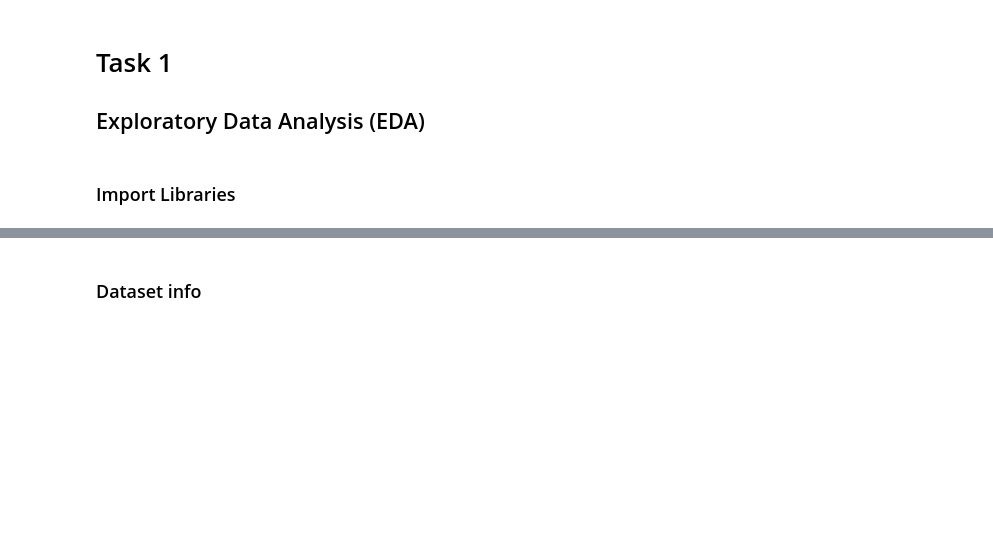
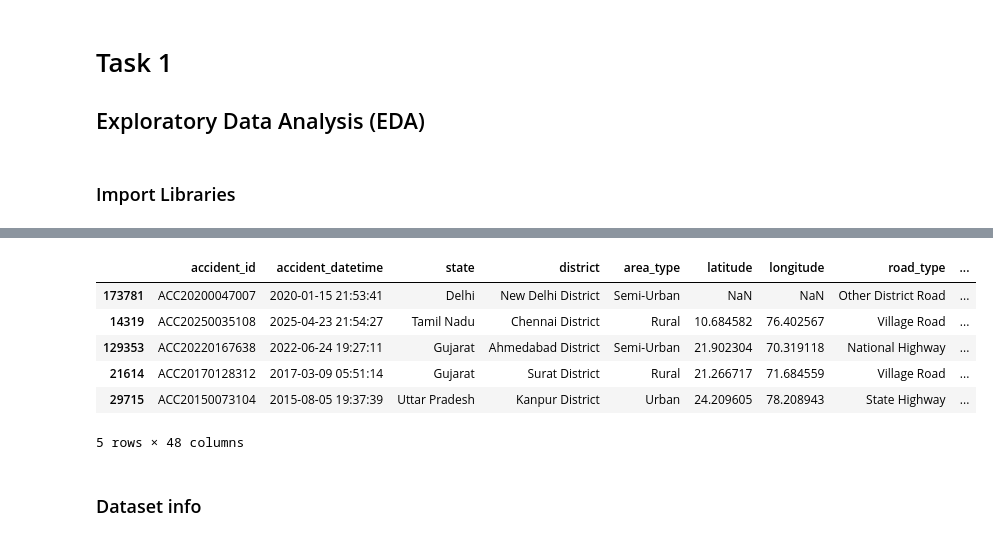
Before and after one commit to Kakul-07/Task-1, a Jupyter notebook: EDA.ipynb, the cells around one changed output, grey strips where cells are left out. Drawn from its saved outputs; the diff is of its cells as text; code cells hidden in the pictures; blank space fills up the shorter version.

```diff
--- a/EDA.ipynb
+++ b/EDA.ipynb
@@ -21,3 +36,13 @@ df.head()
+# %%
+df.sample(5)
+# %% [output]
+|  | accident_id | accident_datetime | state | district | area_type | latitude | longitude | road_type | ... |
+| 173781 | ACC20200047007 | 2020-01-15 21:53:41 | Delhi | New Delhi District | Semi-Urban | NaN | NaN | Other District Road | ... |
+| 14319 | ACC20250035108 | 2025-04-23 21:54:27 | Tamil Nadu | Chennai District | Rural | 10.684582 | 76.402567 | Village Road | ... |
+| 129353 | ACC20220167638 | 2022-06-24 19:27:11 | Gujarat | Ahmedabad District | Semi-Urban | 21.902304 | 70.319118 | National Highway | ... |
+| 21614 | ACC20170128312 | 2017-03-09 05:51:14 | Gujarat | Surat District | Rural | 21.266717 | 71.684559 | Village Road | ... |
+| 29715 | ACC20150073104 | 2015-08-05 19:37:39 | Uttar Pradesh | Kanpur District | Urban | 24.209605 | 78.208943 | State Highway | ... |
+5 rows × 48 columns
 # %% [markdown]
 ### Dataset info
 # %%
```
Also changed, not shown: parts of 62 cells of this notebook.
